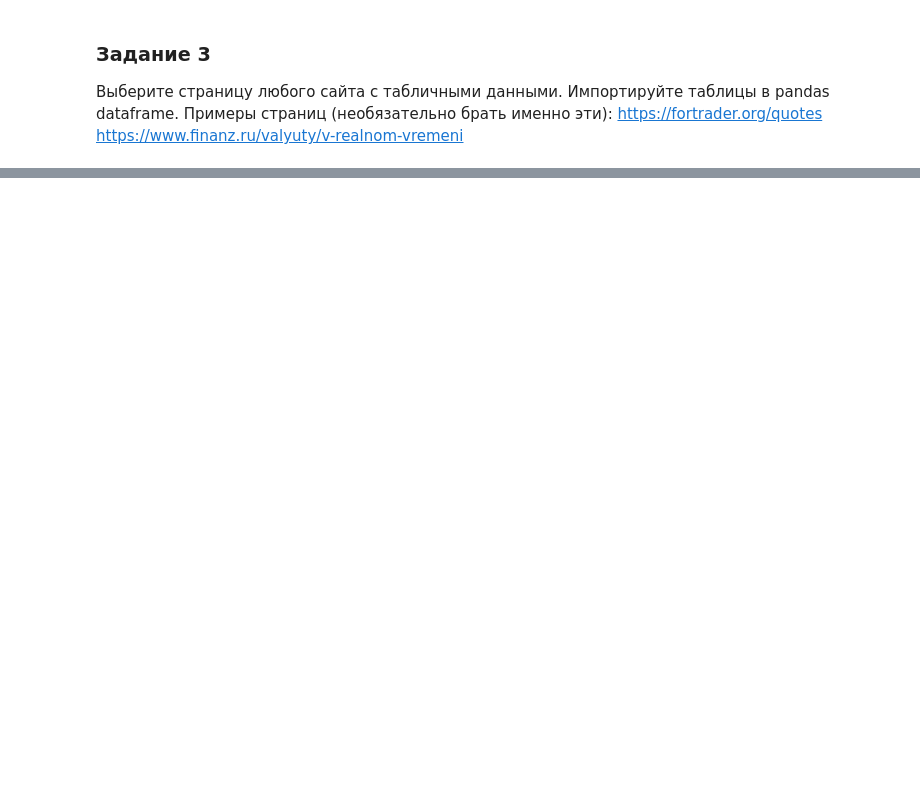
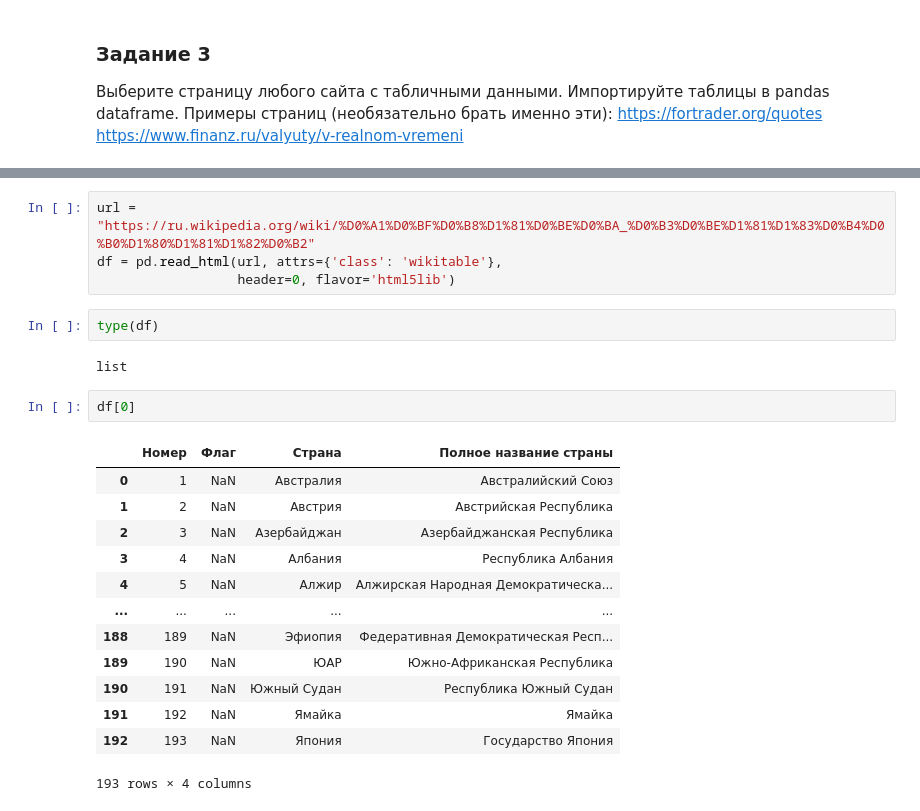
Before and after one commit to Rebeil/Python, a Jupyter notebook: 12.pandas/Python_12_pandas_basics.ipynb, the cells around one changed output, grey strips where cells are left out. Drawn from its saved outputs; the diff is of its cells as text; blank space fills up the shorter version.

```diff
--- a/12.pandas/Python_12_pandas_basics.ipynb
+++ b/12.pandas/Python_12_pandas_basics.ipynb
@@ -773,0 +864,24 @@ len(ratings[ratings['rating'] == 5.0 ]['movieId'].unique())
+# %%
+url = "https://ru.wikipedia.org/wiki/%D0%A1%D0%BF%D0%B8%D1%81%D0%BE%D0%BA_%D0%B3%D0%BE%D1%81%D1%83%D0%B4%D0%B0%D1%80%D1%81%D1%82%D0%B2"
+df = pd.read_html(url, attrs={'class': 'wikitable'},
+                  header=0, flavor='html5lib')
+# %%
+type(df)
+# %% [output]
+list
+# %%
+df[0]
+# %% [output]
+|  | Номер | Флаг | Страна | Полное название страны |
+| 0 | 1 | NaN | Австралия | Австралийский Союз |
+| 1 | 2 | NaN | Австрия | Австрийская Республика |
+| 2 | 3 | NaN | Азербайджан | Азербайджанская Республика |
+| 3 | 4 | NaN | Албания | Республика Албания |
+| 4 | 5 | NaN | Алжир | Алжирская Народная Демократическа... |
+| ... | ... | ... | ... | ... |
+| 188 | 189 | NaN | Эфиопия | Федеративная Демократическая Респ... |
+| 189 | 190 | NaN | ЮАР | Южно-Африканская Республика |
+| 190 | 191 | NaN | Южный Судан | Республика Южный Судан |
+| 191 | 192 | NaN | Ямайка | Ямайка |
+| 192 | 193 | NaN | Япония | Государство Япония |
+193 rows × 4 columns
```
Also changed, not shown: parts of 14 cells of this notebook.
